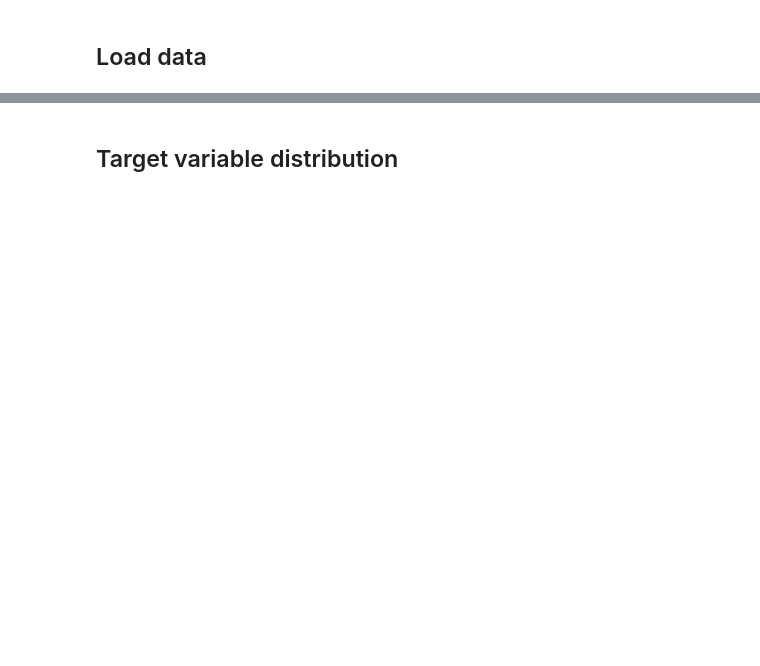
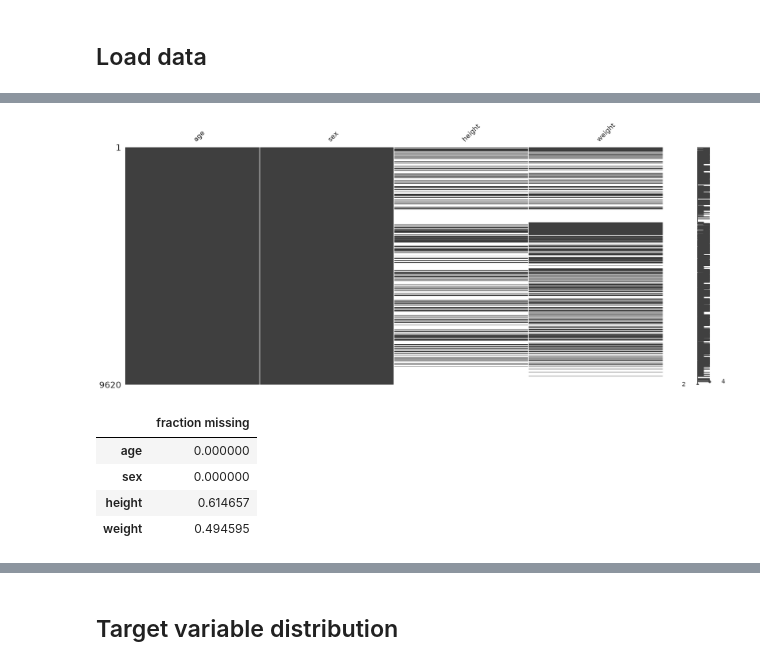
Before and after one commit to AGE90/ptbxl-challenge, a Jupyter notebook: notebooks/04-AGE-feture_selection.ipynb, the cells around one changed output, grey strips where cells are left out. Cells and saved outputs as stored; diff of their text form; code cells hidden in the pictures; blank space fills up the shorter version.

```diff
--- a/notebooks/04-AGE-feture_selection.ipynb
+++ b/notebooks/04-AGE-feture_selection.ipynb
@@ -106,0 +57,12 @@ plt.show()
+# %%
+# Lead names, matching the column-naming convention used by notebook 03
+# (<StatPrefix>_<LeadCode>, e.g. DF_II, l3nrg_V1).
+leads = ['I', 'II', 'III', 'aVF', 'aVR', 'aVL', 'V1', 'V2', 'V3', 'V4', 'V5', 'V6']
+
+target_column = 'target'
+demographic_columns = ['age', 'sex']
+
+dataset_metadata = pd.read_csv(data_interim_dir('dataset_metadata.csv'))
+dataset_metadata = dataset_metadata.set_index('ecg_id')
+print(f'Number of records: {len(dataset_metadata)}')
+display(dataset_metadata[[target_column] + demographic_columns + ['height', 'weight']].head())
@@ -106,0 +85,13 @@ plt.show()
+# %%
+msno.matrix(dataset_metadata[['age', 'sex', 'height', 'weight']])
+plt.show()
+
+missing_frac = dataset_metadata[['age', 'sex', 'height', 'weight']].isna().mean()
+display(missing_frac.rename('fraction missing').to_frame())
+# %% [output]
+[figure, added]
+|  | fraction missing |
+| age | 0.000000 |
+| sex | 0.000000 |
+| height | 0.614657 |
+| weight | 0.494595 |
```
Also changed, not shown: parts of 61 cells of this notebook, 2 other files.
